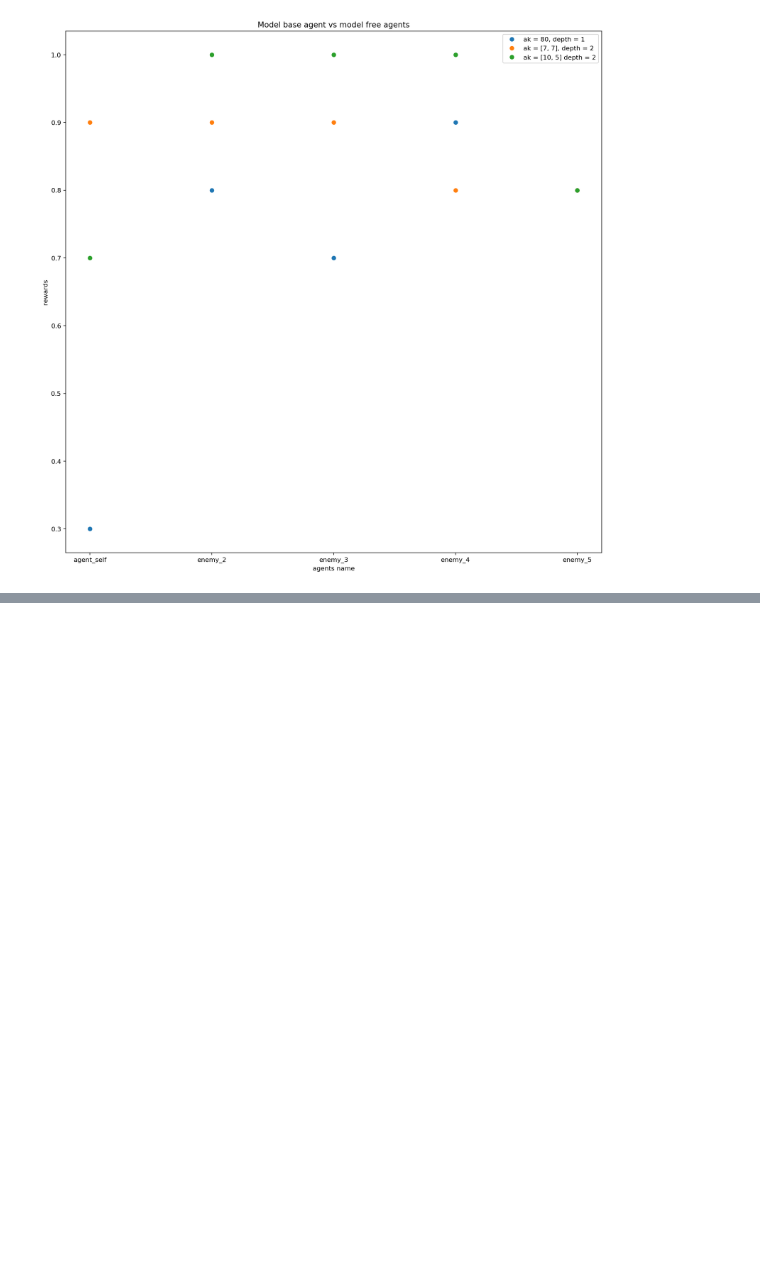
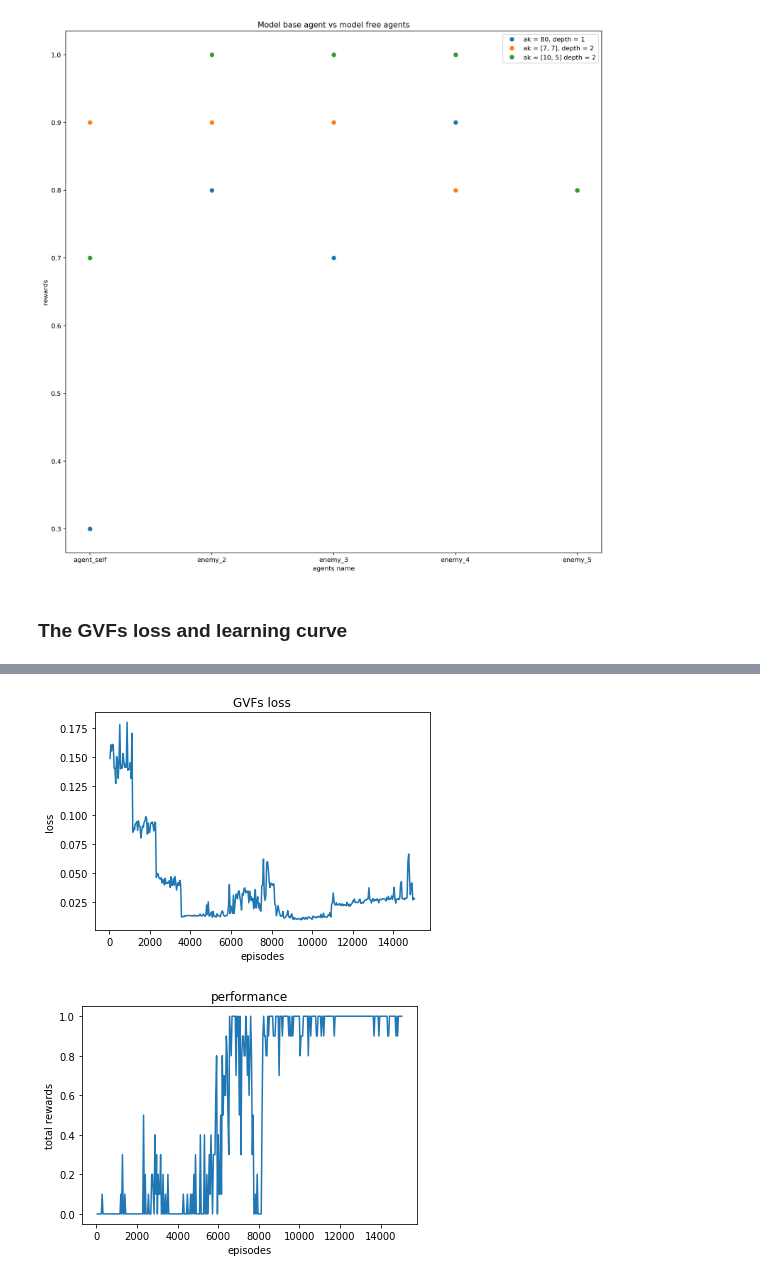
Before and after one commit to osu-xai/abp, a Jupyter notebook: abp/plot/plot_result.ipynb, the cells around one changed output, grey strips where cells are left out. Saved outputs shown, nothing was run; the diff lists cells and outputs as text; code cells hidden in the pictures; blank space fills up the shorter version.

```diff
--- a/abp/plot/plot_result.ipynb
+++ b/abp/plot/plot_result.ipynb
@@ -148,3 +145,21 @@ TugOfWar_eval.p
 
 TugOfWar_eval.pupdate_300
 [figure]
+# %% [markdown]
+### The GVFs loss and learning curve
+# %%
+fig_num = 1
+fig = plt.figure(num = fig_num)
+x_reward, y_reward,x_update, y_update, x_seperate, y_seperate = readResult("../../result_gqf_v10_sepcific_2_GVFs_loss.txt")
+# my = mean(y)
+for i in range(len(x_seperate)):
+    plot(x_seperate[i], y_seperate[i], fig)
+plot(x_update, y_update, fig, style = 'ro', title = "GVFs loss", y_label = "loss")
+
+fig_num = 2
+fig = plt.figure(num = fig_num)
+x_reward, y_reward,x_update, y_update, x_seperate, y_seperate = readResult("../../result_gqf_v10_sepcific_2.txt")
+for i in range(len(x_seperate)):
+    plot(x_seperate[i], y_seperate[i], fig)
+plot(x_update, y_update, fig, style = 'ro')
+# %% [output]
@@ -150,0 +167,2 @@ TugOfWar_eval.pupdate_300
+[figure, added]
+[figure, added]
```
Also changed, not shown: parts of 5 cells of this notebook, 33 other files.
